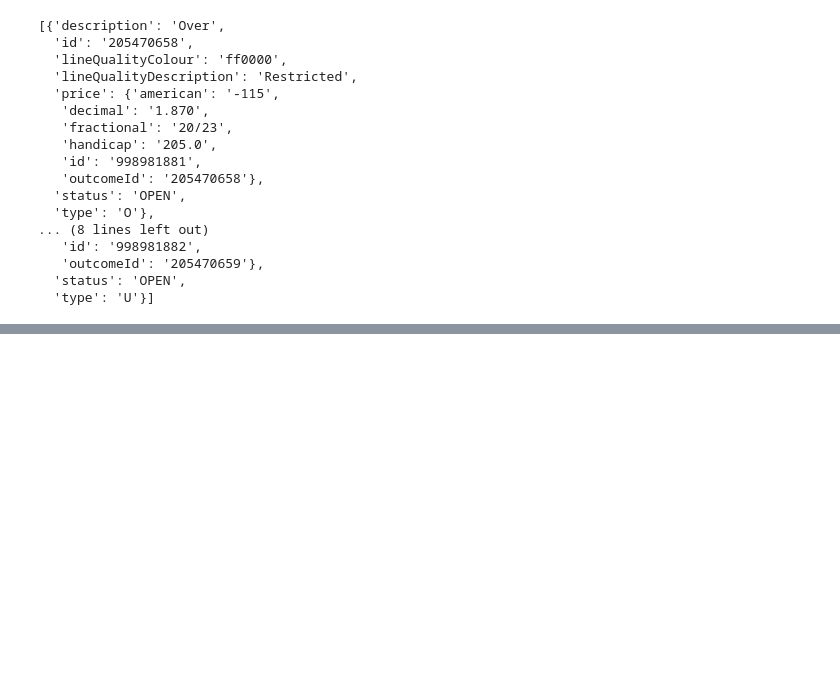
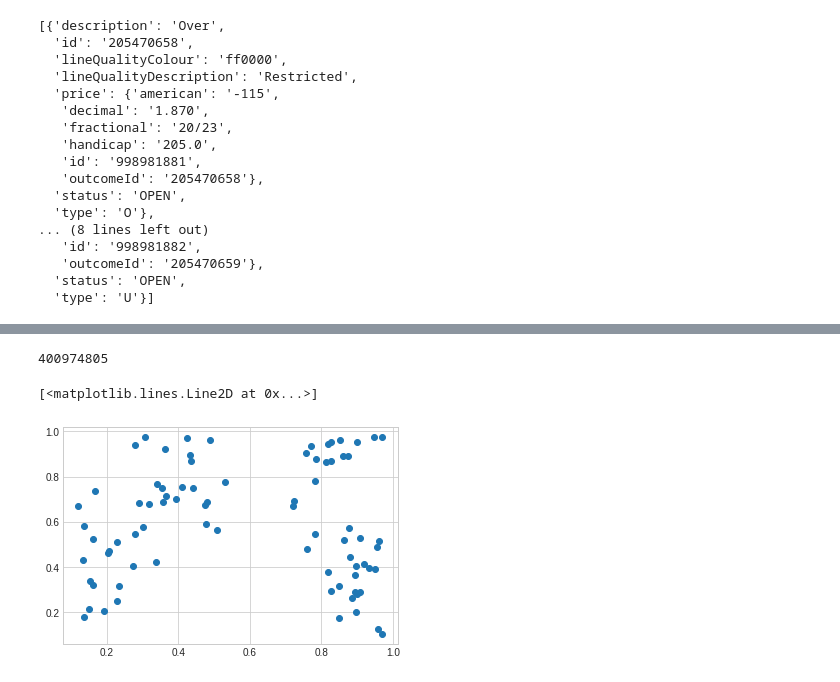
Before and after one commit to dhosk/Spring-2018, a Jupyter notebook: Bovada Scrape Attempt.ipynb, the cells around one changed output, grey strips where cells are left out. Saved outputs shown, nothing was run; the diff lists cells and outputs as text; code cells hidden in the pictures; blank space fills up the shorter version.

```diff
--- a/Bovada Scrape Attempt.ipynb
+++ b/Bovada Scrape Attempt.ipynb
@@ -374,0 +612,26 @@ ouDat
+# %%
+sumDF = winProbDF.groupby('gameId')['homeWinProb'].describe()
+newThing = sumDF['max']-sumDF['min']
+initial = winProbDF.groupby('gameId').apply(lambda x: x['homeWinProb'].iloc[0])
+sumDF['initial']=initial
+sumDF['totalSwing']=sumDF['max']-sumDF['min']
+# %%
+# for i in range(0,82):
+#     print("gameid: {}".format(sumDFCavs.index[i]))
+#     print("initial:{}".format(sumDFCavs['initial'].iloc[i]))
+#     print("min: {}".format(sumDFCavs['min'].iloc[i]))
+#     print("max: {}\n".format(sumDFCavs['max'].iloc[i]))
+winProbDfFull.gameId.iloc[-1]
+# %% [output]
+400974805
+# %%
+%matplotlib inline
+import matplotlib.pyplot as plt
+plt.style.use('seaborn-whitegrid')
+import numpy as np
+fig = plt.figure()
+ax = plt.axes()
+plt.plot(sumDF['initial'],sumDF['totalSwing'],'o')
+# %% [output]
+[<matplotlib.lines.Line2D at 0x...>]
+[figure, added]
```
Also changed, not shown: parts of 34 cells of this notebook, 12 other files.
